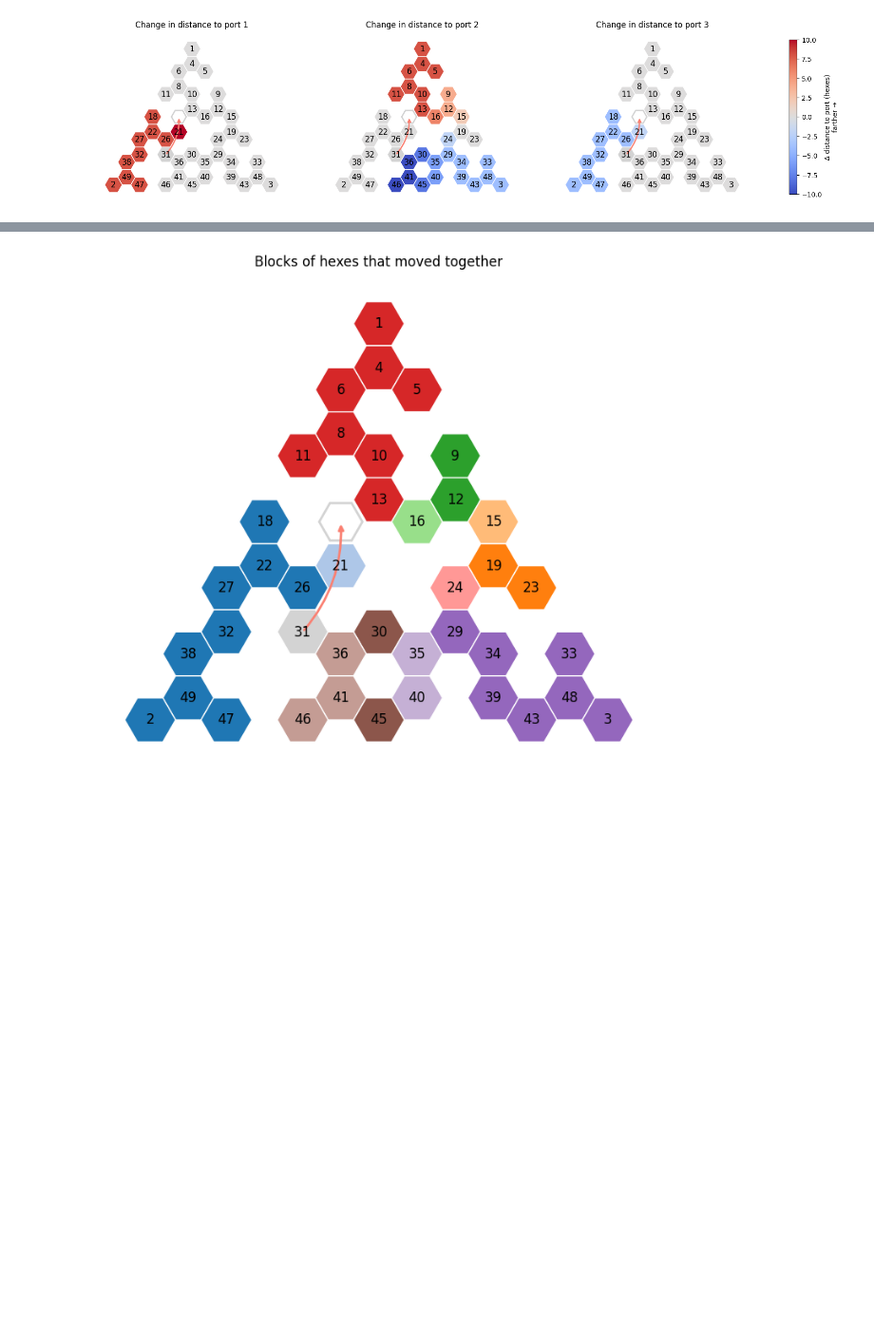
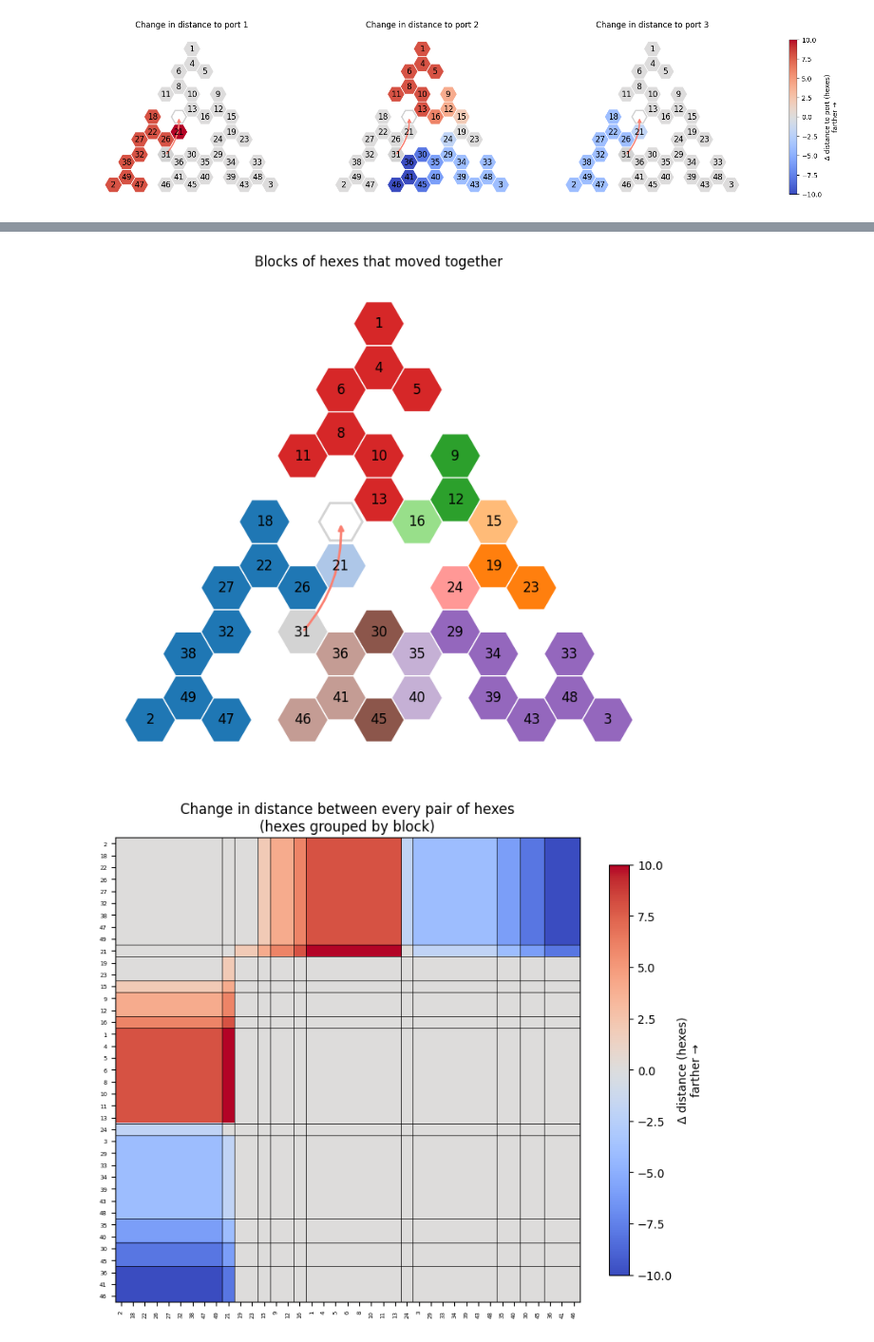
Before and after one commit to calderast/Hex-maze, a Jupyter notebook: Tutorials/13_Hex_Distance_Change_On_Barrier_Change.ipynb, the cells around one changed output, grey strips where cells are left out. Shown at 95% size. Drawn from its saved outputs; the diff is of its cells as text; code cells hidden in the pictures; blank space fills up the shorter version.

```diff
--- a/Tutorials/13_Distance_Change_For_Barrier_Change.ipynb
+++ b/Tutorials/13_Hex_Distance_Change_On_Barrier_Change.ipynb
@@ -359,30 +363,55 @@ print(f"  {sum(len(block) == 1 for block in blocks)} single hexes: "
 # Give each block its own color, and keep the no-data hexes grey
 block_colors = [matplotlib.colormaps["tab20"](i % 20) for i in range(len(blocks))]
 
 fig, ax = plt.subplots(figsize=(9, 8))
 plot_hex_maze(
     new_maze,
     ax=ax,
     old_barrier=old_barrier,
     new_barrier=new_barrier,
     show_barriers=False,
     show_barrier_change=False,
     highlight_hexes=[set(block) for block in blocks] + [excluded_hexes],
     highlight_colors=block_colors + ["lightgrey"],  # No data: not open in both mazes
     outline_hexes={new_barrier},
     outline_colors="lightgrey",  # Where the new barrier is
 )
 ax.set_title("Blocks of hexes that moved together")
 plt.show()
+
+
+# Show the change matrix with hexes in the same block order as the maze above
+sorted_distance_change = get_pairwise_distance_change(old_maze, new_maze, sort_by="similarity")
+
+fig, ax = plt.subplots(figsize=(9, 8))
+image = ax.imshow(
+    sorted_distance_change, cmap="coolwarm", vmin=-largest_pair_change, vmax=largest_pair_change
+)
+ax.set_xticks(
+    range(len(sorted_distance_change)), sorted_distance_change.index, fontsize=5, rotation=90
+)
+ax.set_yticks(range(len(sorted_distance_change)), sorted_distance_change.index, fontsize=5)
+ax.set_title("Change in distance between every pair of hexes\n(hexes grouped by block)")
+
+# Mark where one block ends and the next begins
+block_edges = pd.Series([len(block) for block in blocks]).cumsum()[:-1]
+for edge in block_edges:
+    ax.axhline(edge - 0.5, color="black", linewidth=0.5)
+    ax.axvline(edge - 0.5, color="black", linewidth=0.5)
+
+colorbar = fig.colorbar(image, ax=ax, shrink=0.8)
+colorbar.set_label("Δ distance (hexes)\nfarther →")
+plt.show()
 # %% [output]
 39 hexes fall into 12 blocks that moved together:
    9 hexes: [2, 18, 22, 26, 27, 32, 38, 47, 49]
    2 hexes: [19, 23]
    2 hexes: [9, 12]
    8 hexes: [1, 4, 5, 6, 8, 10, 11, 13]
    7 hexes: [3, 29, 33, 34, 39, 43, 48]
    2 hexes: [35, 40]
    2 hexes: [30, 45]
    3 hexes: [36, 41, 46]
   4 single hexes: [15, 16, 21, 24]
 [figure]
+[figure, added]
```
Also changed, not shown: parts of 6 cells of this notebook.
